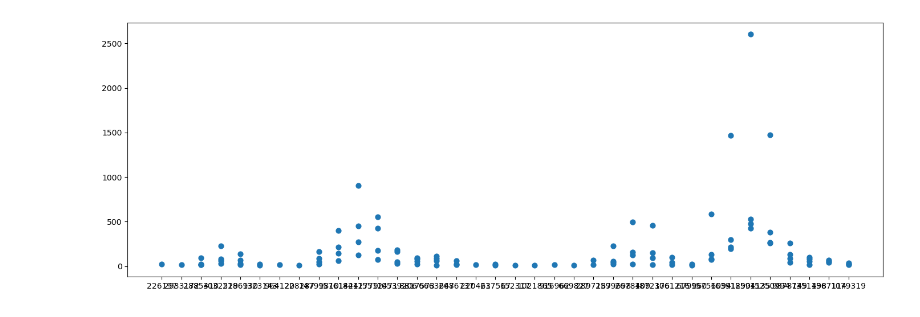
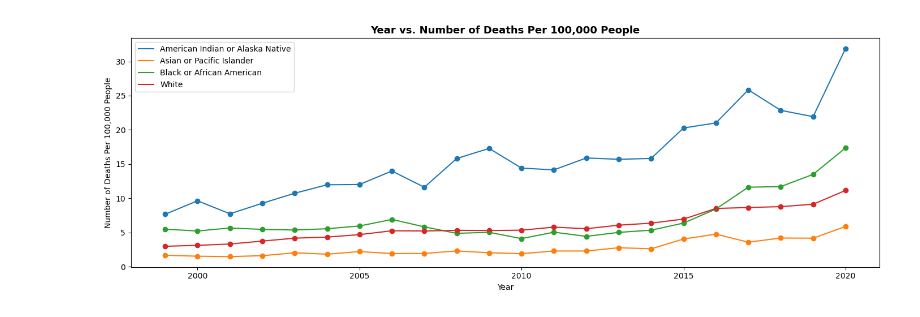
Before and after one commit to Merricko24/Adv-Data-Science-Overdose-Project, a Jupyter notebook: ProjectNotebook.ipynb, the cells around one changed output. Drawn from its saved outputs; the diff is of its cells as text; code cells hidden in the pictures.

```diff
--- a/ProjectNotebook.ipynb
+++ b/ProjectNotebook.ipynb
@@ -47,19 +50,21 @@ Array of unique cause codes: ['D1' 'D2' 'D3' 'D4' 'D9' 'A1' 'A9' 'O9']
 # %%
 fig, axes = plt.subplots(1, 1, figsize=(14, 5))
-np.random.seed(49)
 
-data_for_1999 = cleaned_df[cleaned_df["Year"] == 1999]
-# x_vals = cleaned_df["Year"]+ np.random.normal(0, 0.2, size=len(cleaned_df["Year"]))
-# y_vals = cleaned_df["Deaths"]
+new_df = cleaned_cod_df[(cleaned_cod_df['Sex'] == 'Male')][['Year', 'Race', 'Sex', 'Deaths', 'Population']]
 
-x_vals = data_for_1999["Population"]
-y_vals = data_for_1999["Deaths"]
-axes.scatter(x_vals, y_vals, s=40)
-# axes.set_title("Year vs. Total Number of Deaths", fontweight='bold', fontsize=13)
-# axes.set_xlabel("Year")
-# axes.set_ylabel("Total Number of Deaths")
+new_df = new_df.groupby(['Year', 'Race'], as_index=False).agg({'Deaths':'sum', 'Population':'sum'})
 
+for race_var in new_df['Race'].unique():
+    x1 = new_df[new_df['Race'] == race_var]["Year"]
+    y1 = new_df[new_df['Race'] == race_var]["Deaths"] / new_df[new_df['Race'] == race_var]["Population"] * 100000
+    axes.scatter(x1, y1)
+    axes.plot(x1, y1, label=f'{race_var}')
+
+axes.set_title("Year vs. Number of Deaths Per 100,000 People", fontweight='bold', fontsize=13)
+axes.set_xlabel("Year")
+axes.set_ylabel("Number of Deaths Per 100,000 People")
+axes.legend()
 plt.tight_layout()
 plt.show()
 # %% [output]
-[figure, old version]
+[figure, new version]
```
Also changed, not shown: parts of 10 cells of this notebook, 3 other files.
